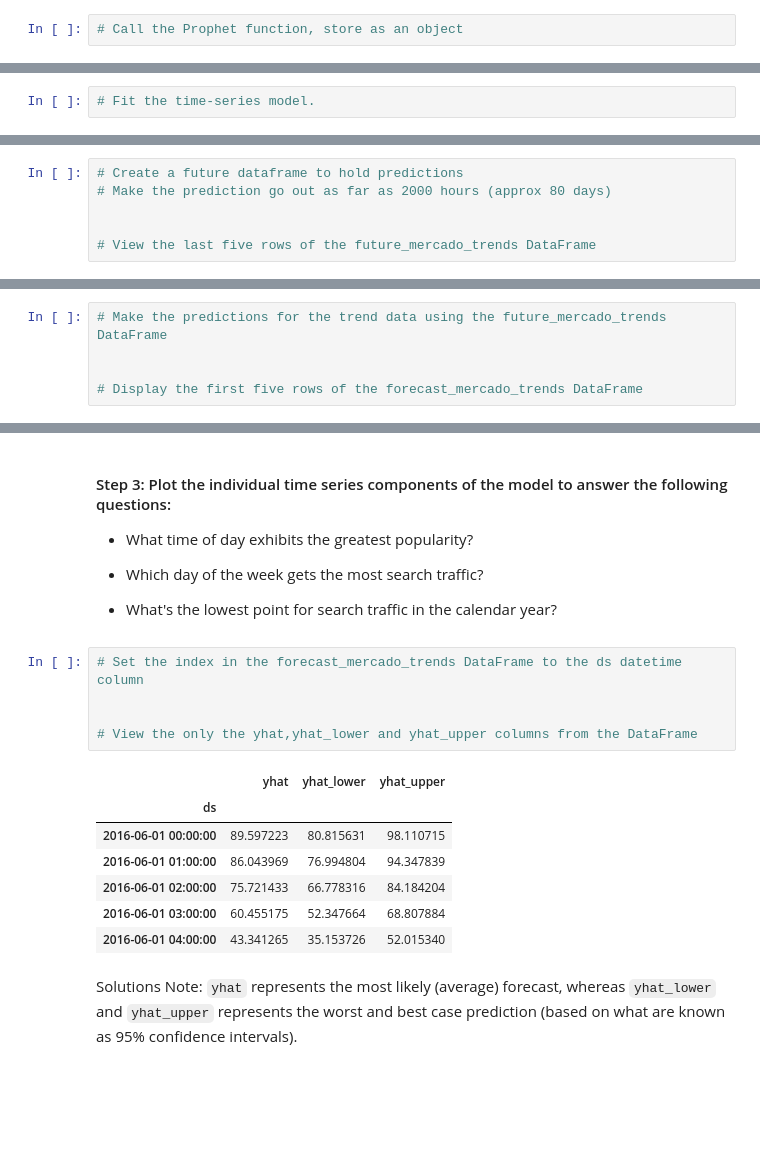
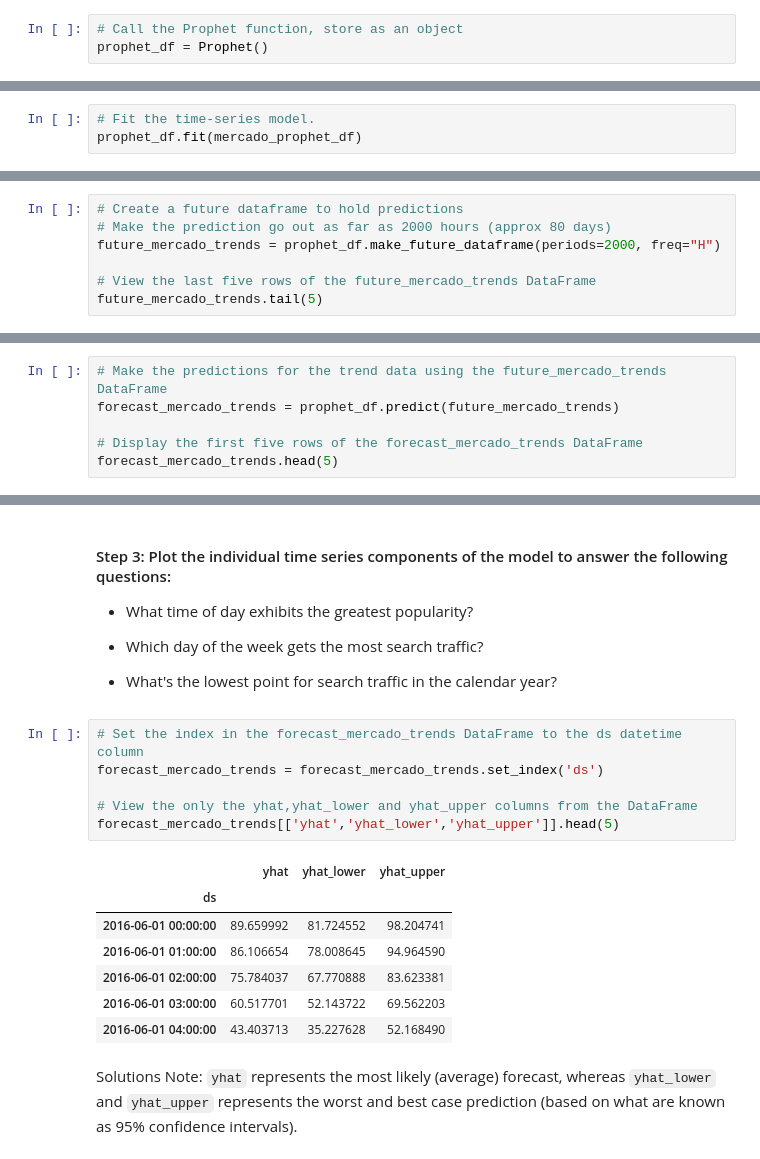
Before and after one commit to jd-sterren/prophet-challenge, a Jupyter notebook: forecasting_net_prophet.ipynb, the cells around one changed output, grey strips where cells are left out. Drawn from its saved outputs; the diff is of its cells as text; blank space fills up the shorter version.

```diff
--- a/forecasting_net_prophet.ipynb
+++ b/forecasting_net_prophet.ipynb
@@ -373,3 +383,4 @@ Now, you need to produce a time series model that analyzes and forecasts pattern
 | 37105 | 2020-09-08 00:00:00 | 96 |
 # %%
 # Call the Prophet function, store as an object
+prophet_df = Prophet()
@@ -378,3 +387,4 @@ Now, you need to produce a time series model that analyzes and forecasts pattern
 # %%
 # Fit the time-series model.
+prophet_df.fit(mercado_prophet_df)
 # %% [output]
@@ -384,9 +394,10 @@ Now, you need to produce a time series model that analyzes and forecasts pattern
 # %%
 # Create a future dataframe to hold predictions
 # Make the prediction go out as far as 2000 hours (approx 80 days)
-
+future_mercado_trends = prophet_df.make_future_dataframe(periods=2000, freq="H")
 
 # View the last five rows of the future_mercado_trends DataFrame
+future_mercado_trends.tail(5)
 # %% [output]
 |  | ds |
 | 39101 | 2020-11-30 04:00:00 |
@@ -396,8 +407,9 @@ Now, you need to produce a time series model that analyzes and forecasts pattern
 | 39105 | 2020-11-30 08:00:00 |
 # %%
 # Make the predictions for the trend data using the future_mercado_trends DataFrame
-
+forecast_mercado_trends = prophet_df.predict(future_mercado_trends)
 
 # Display the first five rows of the forecast_mercado_trends DataFrame
+forecast_mercado_trends.head(5)
 # %% [output]
 |  | ds | trend | yhat_lower | yhat_upper | trend_lower | trend_upper | additive_terms | ... |
@@ -430,17 +443,18 @@ Now, you need to produce a time series model that analyzes and forecasts pattern
 * What's the lowest point for search traffic in the calendar year?
 # %%
 # Set the index in the forecast_mercado_trends DataFrame to the ds datetime column
-
+forecast_mercado_trends = forecast_mercado_trends.set_index('ds')
 
 # View the only the yhat,yhat_lower and yhat_upper columns from the DataFrame
+forecast_mercado_trends[['yhat','yhat_lower','yhat_upper']].head(5)
 # %% [output]
 |  | yhat | yhat_lower | yhat_upper |
 | ds |  |  |  |
-| 2016-06-01 00:00:00 | 89.597223 | 80.815631 | 98.110715 |
-| 2016-06-01 01:00:00 | 86.043969 | 76.994804 | 94.347839 |
-| 2016-06-01 02:00:00 | 75.721433 | 66.778316 | 84.184204 |
-| 2016-06-01 03:00:00 | 60.455175 | 52.347664 | 68.807884 |
-| 2016-06-01 04:00:00 | 43.341265 | 35.153726 | 52.015340 |
+| 2016-06-01 00:00:00 | 89.659992 | 81.724552 | 98.204741 |
+| 2016-06-01 01:00:00 | 86.106654 | 78.008645 | 94.964590 |
+| 2016-06-01 02:00:00 | 75.784037 | 67.770888 | 83.623381 |
+| 2016-06-01 03:00:00 | 60.517701 | 52.143722 | 69.562203 |
+| 2016-06-01 04:00:00 | 43.403713 | 35.227628 | 52.168490 |
 # %% [markdown]
 Solutions Note: `yhat` represents the most likely (average) forecast, whereas `yhat_lower` and `yhat_upper` represents the worst and best case prediction (based on what are known as 95% confidence intervals).
 # %%
```
Also changed, not shown: parts of 11 cells of this notebook.
